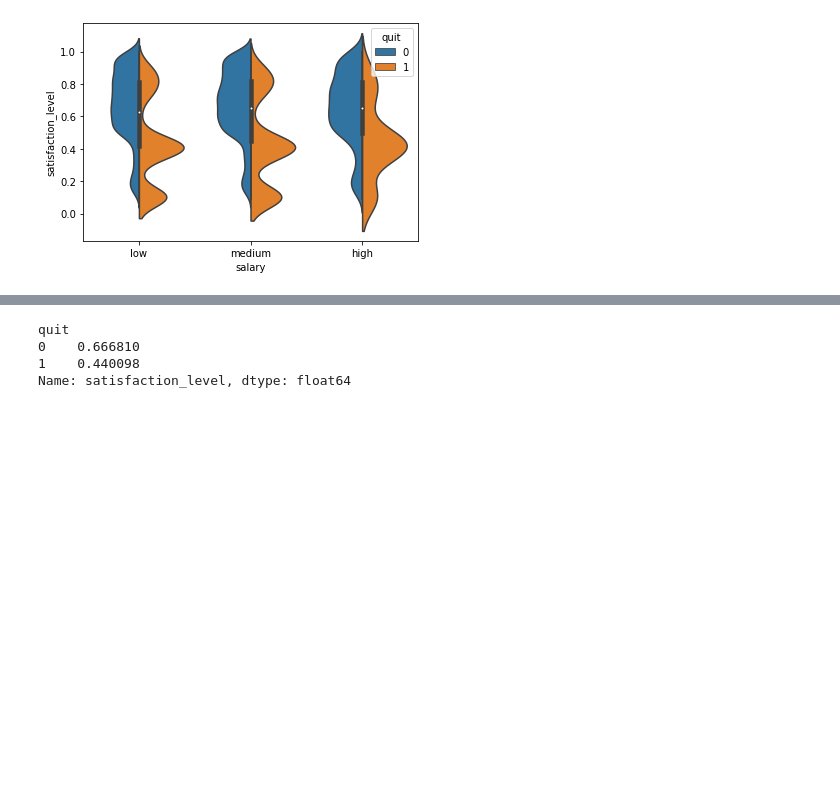
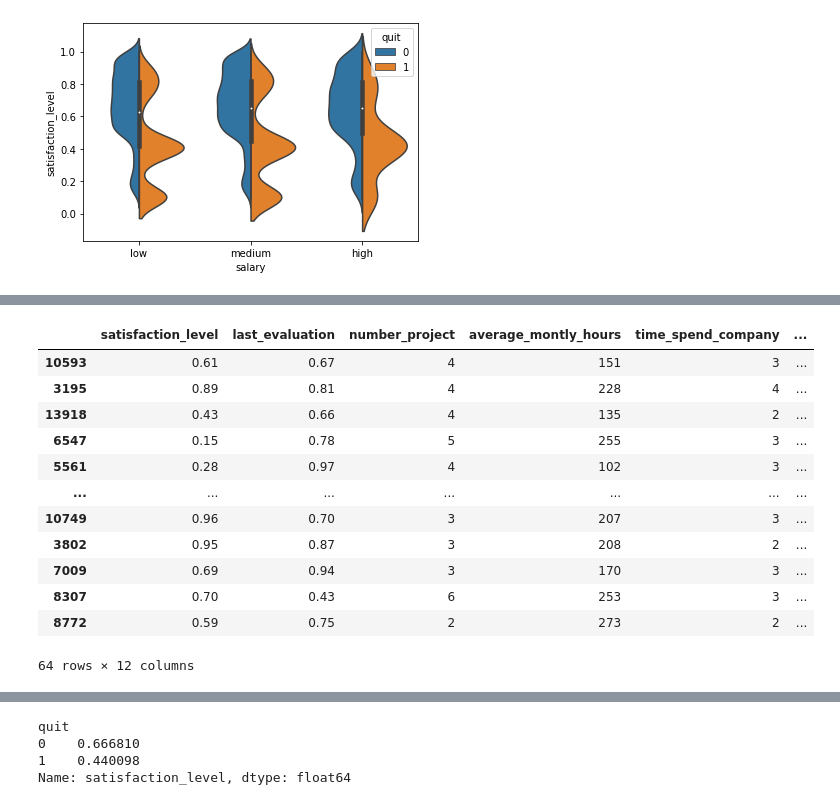
Before and after one commit to felipesveiga/Employee-Turnover, a Jupyter notebook: turnover.ipynb, the cells around one changed output, grey strips where cells are left out. Saved outputs shown, nothing was run; the diff lists cells and outputs as text; code cells hidden in the pictures; blank space fills up the shorter version.

```diff
--- a/turnover.ipynb
+++ b/turnover.ipynb
@@ -162,0 +190,16 @@ sns.heatmap(satisfact1, cmap='Blues', annot=True)
+# %%
+only_0[(only_0['department']=='IT') & (only_0['salary']=='high')]
+# %% [output]
+|  | satisfaction_level | last_evaluation | number_project | average_montly_hours | time_spend_company | ... |
+| 10593 | 0.61 | 0.67 | 4 | 151 | 3 | ... |
+| 3195 | 0.89 | 0.81 | 4 | 228 | 4 | ... |
+| 13918 | 0.43 | 0.66 | 4 | 135 | 2 | ... |
+| 6547 | 0.15 | 0.78 | 5 | 255 | 3 | ... |
+| 5561 | 0.28 | 0.97 | 4 | 102 | 3 | ... |
+| ... | ... | ... | ... | ... | ... | ... |
+| 10749 | 0.96 | 0.70 | 3 | 207 | 3 | ... |
+| 3802 | 0.95 | 0.87 | 3 | 208 | 2 | ... |
+| 7009 | 0.69 | 0.94 | 3 | 170 | 3 | ... |
+| 8307 | 0.70 | 0.43 | 6 | 253 | 3 | ... |
+| 8772 | 0.59 | 0.75 | 2 | 273 | 2 | ... |
+64 rows × 12 columns
```
Also changed, not shown: parts of 12 cells of this notebook.
